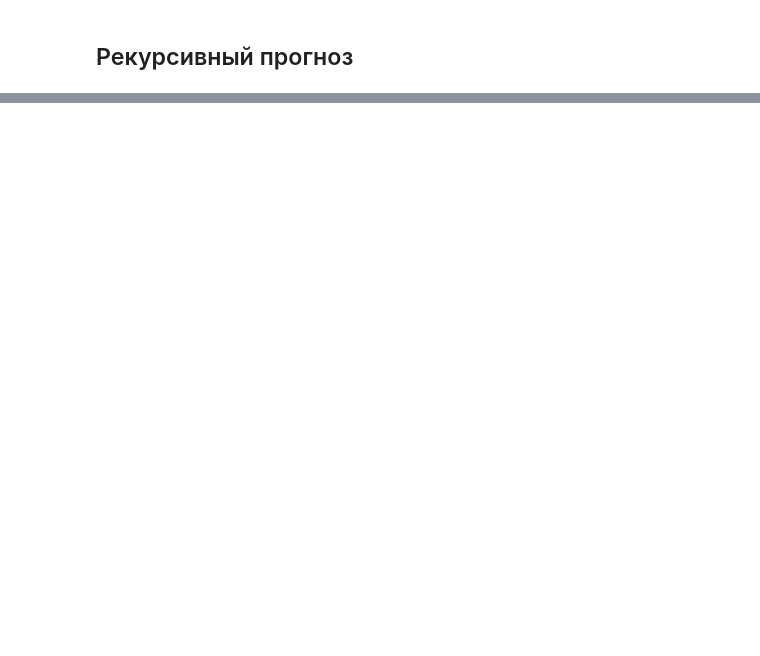
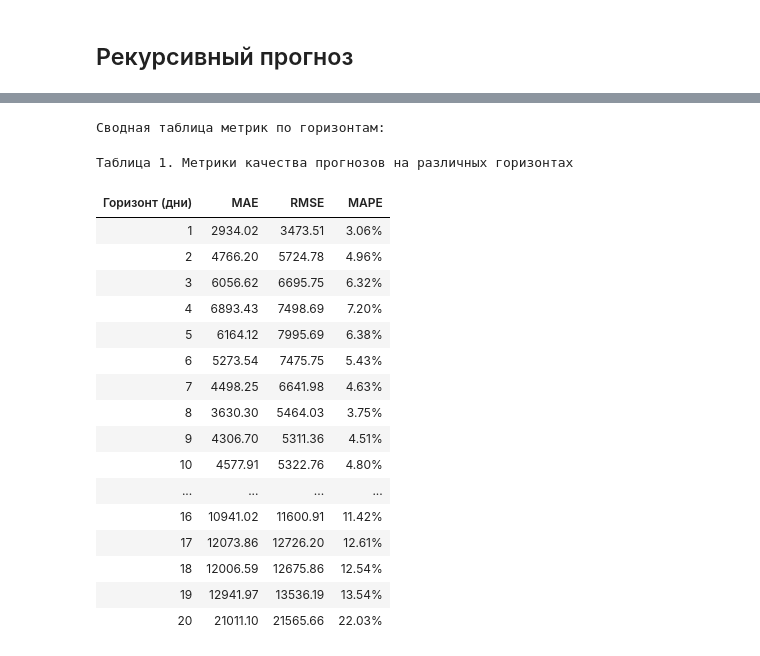
Before and after one commit to igorastashov/portfolios-optimization, a Jupyter notebook: notebooks/price_forecast_catboost.ipynb, the cells around one changed output, grey strips where cells are left out. Saved outputs shown, nothing was run; the diff lists cells and outputs as text; code cells hidden in the pictures; blank space fills up the shorter version.

```diff
--- a/notebooks/price_forecast_catboost.ipynb
+++ b/notebooks/price_forecast_catboost.ipynb
@@ -1915,0 +2119,75 @@ KeyError на шаге 168 рекурсивного прогноза: "Отсу
+# %%
+# --- 3. Результаты и графики ---
+metrics_df = pd.DataFrame(metrics_results_list)
+print("\nСводная таблица метрик по горизонтам:")
+
+# Стилизация таблицы: белый фон, черный текст, без "зебры"
+styled_metrics_df = metrics_df.style.set_caption("Таблица 1. Метрики качества прогнозов на различных горизонтах") \
+    .format({
+        "MAE": "{:.2f}",
+        "RMSE": "{:.2f}",
+        "MAPE": "{:.2f}%"
+    }) \
+    .set_table_styles([
+        # Стили для заголовков таблицы (th)
+        {'selector': 'th', 'props': [
+            ('background-color', '#E8E8E8'), # Светло-серый фон для заголовков (чуть темнее белого)
+            ('color', 'black'),              # Черный текст заголовков
+            ('font-weight', 'bold'),
+            ('text-align', 'center'),
+            ('border', '1px solid #B0B0B0')  # Границы для заголовков
+        ]},
+        # Стили для подписи таблицы (caption)
+        {'selector': 'caption', 'props': [
+            ('caption-side', 'top'),
+            ('font-size', '1.1em'),
+            ('font-weight', 'bold'),
+            ('color', 'white'),              # Черный текст подписи
+            ('margin-bottom', '10px')
+        ]},
+        # Стили для ячеек данных (td)
+        {'selector': 'td', 'props': [
+            ('background-color', 'white'),   # Белый фон для ячеек данных
+            ('color', 'black'),              # Черный текст в ячейках
+            ('text-align', 'center'),
+            ('border', '1px solid #D0D0D0')  # Светло-серые границы для ячеек
+        ]},
+        # Убираем стиль для tr:nth-child(even) (чередование строк)
+        # {'selector': 'tr:nth-child(even)', 'props': [('background-color', '#f9f9f9')]},
+        # Стиль для строки при наведении (опционально, можно убрать, если не нужно)
+        {'selector': 'tr:hover td', 'props': [ # Применяем стиль к td внутри tr:hover
+            ('background-color', '#f0f0f0')    # Очень светло-серый фон при наведении
+        ]}
+    ]) \
+    .set_properties(**{
+        'border-collapse': 'collapse', # Чтобы границы не удваивались
+        'border': '1px solid black',   # Общая черная рамка вокруг таблицы
+        'width': 'auto',
+        'margin': '0 auto',
+        'font-family': 'Arial, sans-serif' # Опционально, можно задать шрифт
+     }) \
+    .hide(axis="index") # Скрываем стандартный индекс pandas
+
+display(HTML(styled_metrics_df.to_html()))
+
+# ... (остальной код для графиков)
+# %% [output]
+Сводная таблица метрик по горизонтам:
+Таблица 1. Метрики качества прогнозов на различных горизонтах
+| Горизонт (дни) | MAE | RMSE | MAPE |
+| 1 | 2934.02 | 3473.51 | 3.06% |
+| 2 | 4766.20 | 5724.78 | 4.96% |
+| 3 | 6056.62 | 6695.75 | 6.32% |
+| 4 | 6893.43 | 7498.69 | 7.20% |
+| 5 | 6164.12 | 7995.69 | 6.38% |
+| 6 | 5273.54 | 7475.75 | 5.43% |
+| 7 | 4498.25 | 6641.98 | 4.63% |
+| 8 | 3630.30 | 5464.03 | 3.75% |
+| 9 | 4306.70 | 5311.36 | 4.51% |
+| 10 | 4577.91 | 5322.76 | 4.80% |
+| ... | ... | ... | ... |
+| 16 | 10941.02 | 11600.91 | 11.42% |
+| 17 | 12073.86 | 12726.20 | 12.61% |
+| 18 | 12006.59 | 12675.86 | 12.54% |
+| 19 | 12941.97 | 13536.19 | 13.54% |
+| 20 | 21011.10 | 21565.66 | 22.03% |
```
Also changed, not shown: parts of 28 cells of this notebook.
